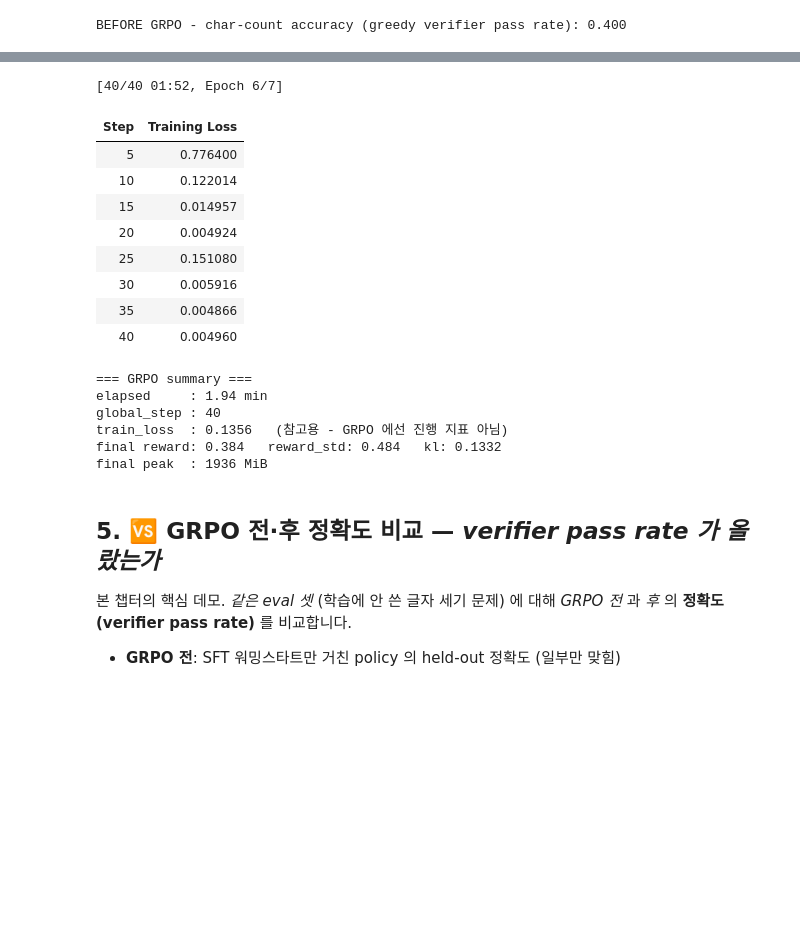
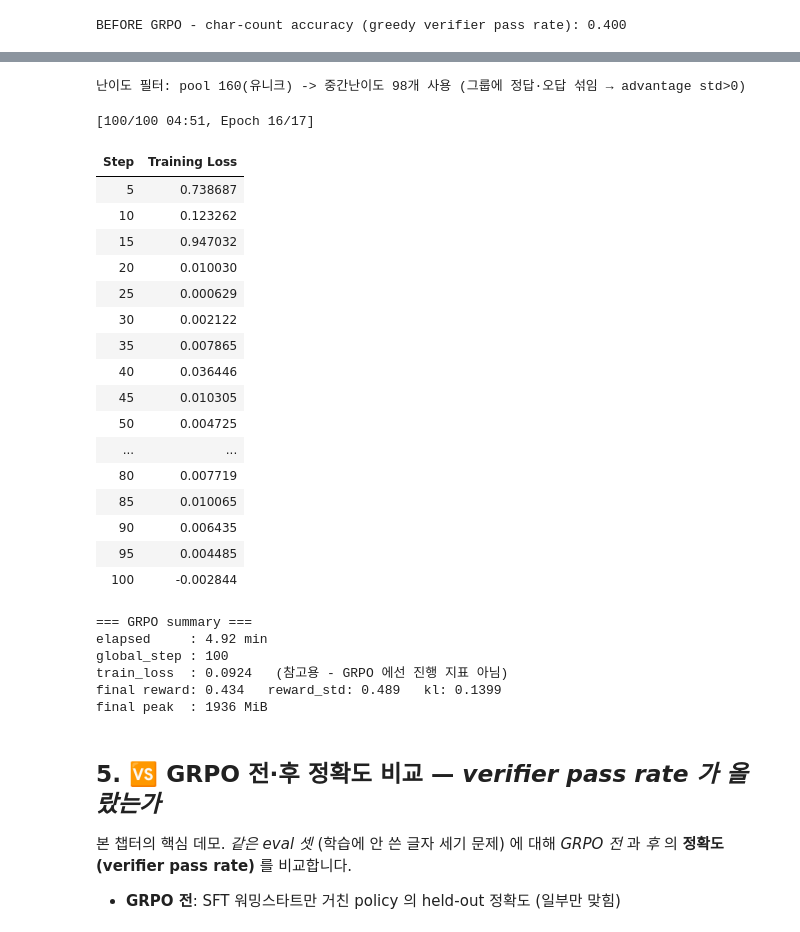
Before and after one commit to yoon-gu/neuqes-101, a Jupyter notebook: executed/31_grpo.ipynb, the cells around one changed output, grey strips where cells are left out. Cells and saved outputs as stored; diff of their text form; code cells hidden in the pictures; blank space fills up the shorter version.

```diff
--- a/executed/31_grpo.ipynb
+++ b/executed/31_grpo.ipynb
@@ -636,10 +616,30 @@ print(f"난이도 필터: pool {len(pool)}(유니크) -> 중간난이도 {len(ke
+# %%
+# 각 prompt 에 k 개 답을 생성해 정답률(pass rate)을 측정
+@torch.no_grad()
+def pass_rate(model, prompt, gold, k=8):
+    enc = tokenizer(prompt, return_tensors="pt").to(model.device)
+    gen = model.generate(**enc, max_new_tokens=48, do_sample=True, temperature=0.7, top_p=0.95,
+                         num_return_sequences=k, pad_token_id=tokenizer.pad_token_id)
+    c = sum(extract_answer(tokenizer.decode(g[enc["input_ids"].shape[1]:], skip_special_tokens=True)) == str(gold)
+            for g in gen)
+    return c / k
+
+# 중간 난이도(2-7/8 정답)인 prompt 만 남겨 그룹 std>0 보장.
+# TRAIN 공간에서 *유니크하게* 뽑아(같은 문제 중복 rollout 낭비 방지) 정답률을 잰다 (eval 과 겹침 0).
+pool = make_charcount(160, seed=SEED + 3, exclude=EVAL_PROMPTS)
+keep = [ex for ex in pool if 0.25 <= pass_rate(policy, ex["prompt"], ex["answer"]) <= 0.875]
+grpo_ds = Dataset.from_list(keep) if len(keep) >= 16 else grpo_ds  # 너무 적으면 원본 유지
+print(f"난이도 필터: pool {len(pool)}(유니크) -> 중간난이도 {len(keep)}개 사용 "
+      f"(그룹에 정답·오답 섞임 → advantage std>0)")
+# %% [output]
+난이도 필터: pool 160(유니크) -> 중간난이도 98개 사용 (그룹에 정답·오답 섞임 → advantage std>0)
 # %%
 GROUP_SIZE = 8   # num_generations - rollout group size (T4 룰: 작게)
 
 grpo_config = GRPOConfig(
     output_dir="./out_kogpt2_grpo",
     num_train_epochs=4,
-    max_steps=40,               # T4 시간 상한 - 생성이 무거운 char count 라 스텝 수를 고정
+    max_steps=100,               # T4 시간 상한 - 생성이 무거운 char count 라 스텝 수를 고정
     # 배치·그룹: micro-batch 당 prompt 2개(16/8) × grad_accum 8 = step 당 unique prompt 16
     per_device_train_batch_size=16,
     gradient_accumulation_steps=8,
@@ -654,10 +654,10 @@ grpo_config = GRPOConfig(
     scale_rewards="group",
     loss_type="grpo",
     # collapse 방지: lr 낮추고(정석 ~1e-6 근처) clip 강화, 짧은 RL 에 cosine 금지
-    learning_rate=5e-6,
+    learning_rate=1e-5,
     lr_scheduler_type="constant_with_warmup",
     warmup_steps=0.1,  # 1 미만이면 전체 step 대비 비율로 해석 (구 warmup_ratio)
-    max_grad_norm=0.2,
+    max_grad_norm=0.5,
     beta=0.04,                                # KL 앵커(참조=SFT 모델), ref-free(0) 금지
     fp16=USE_FP16,
     logging_steps=5,
@@ -690,47 +690,55 @@ class VRAMCallback(TrainerCallback):
 
 
 vram_cb = VRAMCallback()
 
 # reward_funcs 에 verifier 를 넘기면 rollout -> 채점 -> group advantage -> 정책 갱신 자동.
 trainer = GRPOTrainer(
     model=policy,
     reward_funcs=reward_correct,   # <- verifier (callable 또는 list). 데이터의 answer 컬럼이 kwargs 로 전달
     args=grpo_config,
     train_dataset=grpo_ds,
     processing_class=tokenizer,
     callbacks=[vram_cb],
 )
 
 t0 = time.time()
 train_out = trainer.train()
 elapsed = time.time() - t0
 
 # GRPO 는 loss 값 자체가 진행 지표가 아니므로(≈ β·KL, §6 참조) 마지막 reward/kl 을 함께 본다.
 last = {k: r[k] for r in trainer.state.log_history for k in ("reward", "reward_std", "kl") if k in r}
 print(f"\n=== GRPO summary ===")
 print(f"elapsed     : {elapsed/60:.2f} min")
 print(f"global_step : {train_out.global_step}")
 print(f"train_loss  : {train_out.training_loss:.4f}   (참고용 - GRPO 에선 진행 지표 아님)")
 if last:
     print(f"final reward: {last.get('reward', float('nan')):.3f}   reward_std: {last.get('reward_std', float('nan')):.3f}   kl: {last.get('kl', float('nan')):.4f}")
 if torch.cuda.is_available():
     print(f"final peak  : {torch.cuda.max_memory_allocated()/1024**2:.0f} MiB")
 # %% [output]
-[40/40 01:52, Epoch 6/7]
+[100/100 04:51, Epoch 16/17]
 | Step | Training Loss |
-| 5 | 0.776400 |
-| 10 | 0.122014 |
-| 15 | 0.014957 |
-| 20 | 0.004924 |
-| 25 | 0.151080 |
-| 30 | 0.005916 |
-| 35 | 0.004866 |
-| 40 | 0.004960 |
+| 5 | 0.738687 |
+| 10 | 0.123262 |
+| 15 | 0.947032 |
+| 20 | 0.010030 |
+| 25 | 0.000629 |
+| 30 | 0.002122 |
+| 35 | 0.007865 |
+| 40 | 0.036446 |
+| 45 | 0.010305 |
+| 50 | 0.004725 |
+| ... | ... |
+| 80 | 0.007719 |
+| 85 | 0.010065 |
+| 90 | 0.006435 |
+| 95 | 0.004485 |
+| 100 | -0.002844 |
 === GRPO summary ===
-elapsed     : 1.94 min
-global_step : 40
-train_loss  : 0.1356   (참고용 - GRPO 에선 진행 지표 아님)
-final reward: 0.384   reward_std: 0.484   kl: 0.1332
+elapsed     : 4.92 min
+global_step : 100
+train_loss  : 0.0924   (참고용 - GRPO 에선 진행 지표 아님)
+final reward: 0.434   reward_std: 0.489   kl: 0.1399
 final peak  : 1936 MiB
 # %% [markdown]
 ## 5. 🆚 GRPO 전·후 정확도 비교 — *verifier pass rate 가 올랐는가*
```
Also changed, not shown: parts of 10 cells of this notebook, 1 other file.
